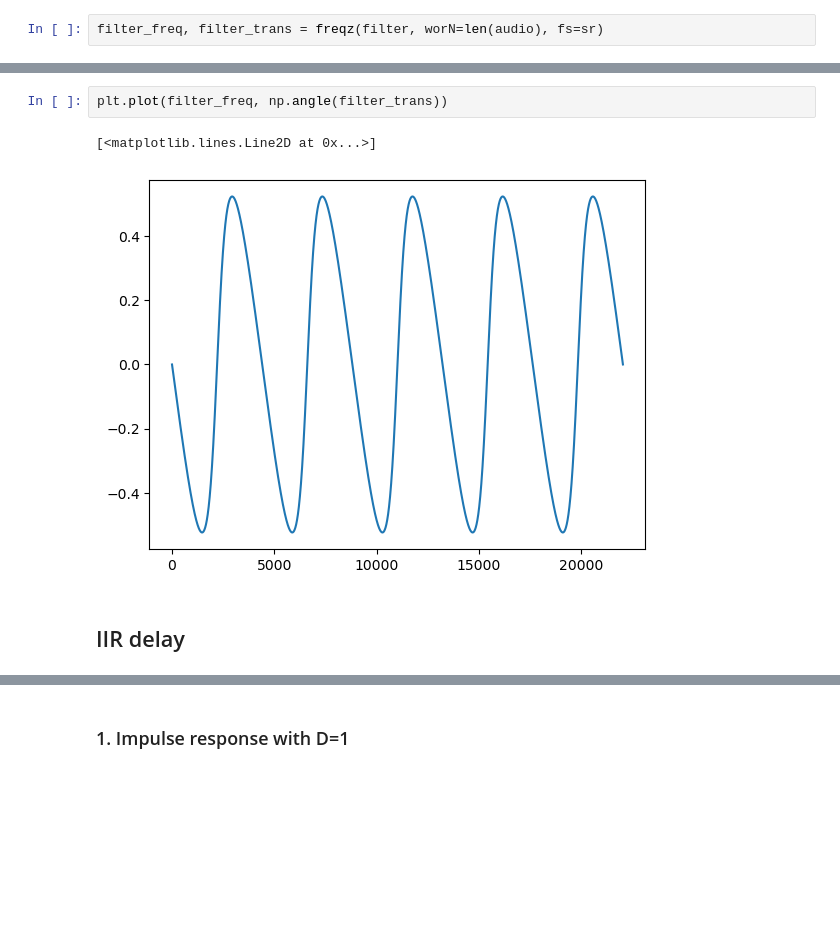
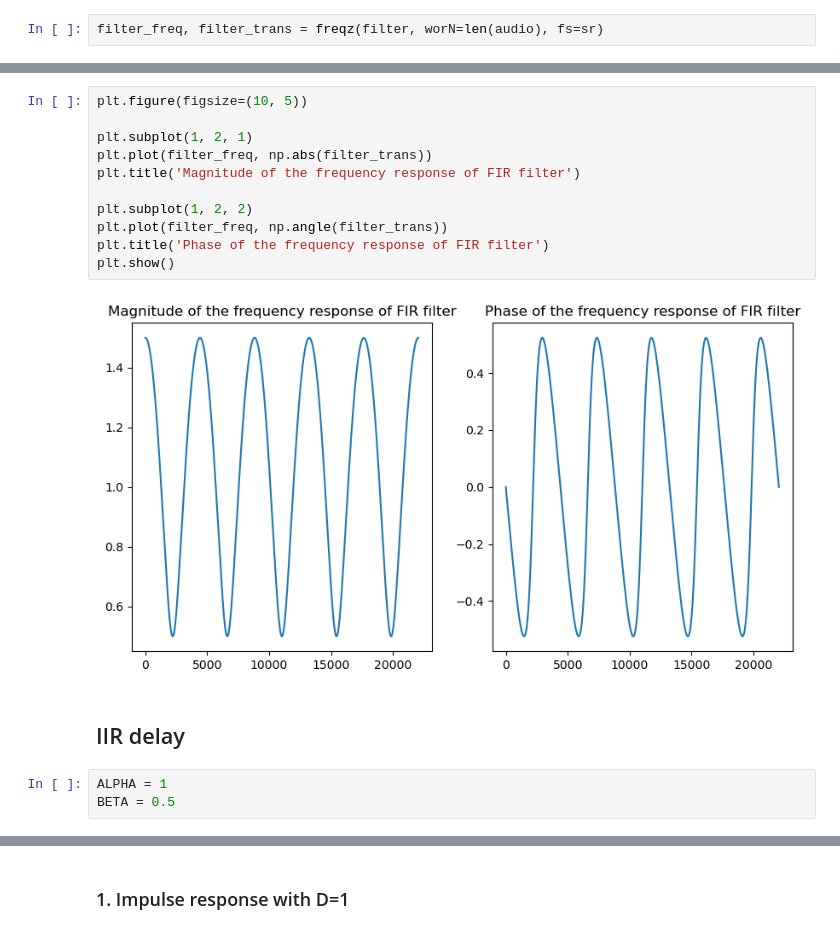
Before and after one commit to diegotg2000/SignalProcessing, a Jupyter notebook: H2/filtering_audio.ipynb, the cells around one changed output, grey strips where cells are left out. Cells and saved outputs as stored; diff of their text form; blank space fills up the shorter version.

```diff
--- a/H2/filtering_audio.ipynb
+++ b/H2/filtering_audio.ipynb
@@ -91,7 +107,18 @@ plt.plot(filter_freq, np.abs(filter_trans))
-# %%
-plt.plot(filter_freq, np.angle(filter_trans))
-# %% [output]
-[<matplotlib.lines.Line2D at 0x...>]
-[figure, removed]
+# %%
+plt.figure(figsize=(10, 5))
+
+plt.subplot(1, 2, 1)
+plt.plot(filter_freq, np.abs(filter_trans))
+plt.title('Magnitude of the frequency response of FIR filter')
+
+plt.subplot(1, 2, 2)
+plt.plot(filter_freq, np.angle(filter_trans))
+plt.title('Phase of the frequency response of FIR filter')
+plt.show()
+# %% [output]
+[figure, added]
 # %% [markdown]
 ## IIR delay
+# %%
+ALPHA = 1
+BETA = 0.5
```
Also changed, not shown: parts of 34 cells of this notebook, 1 other file.
